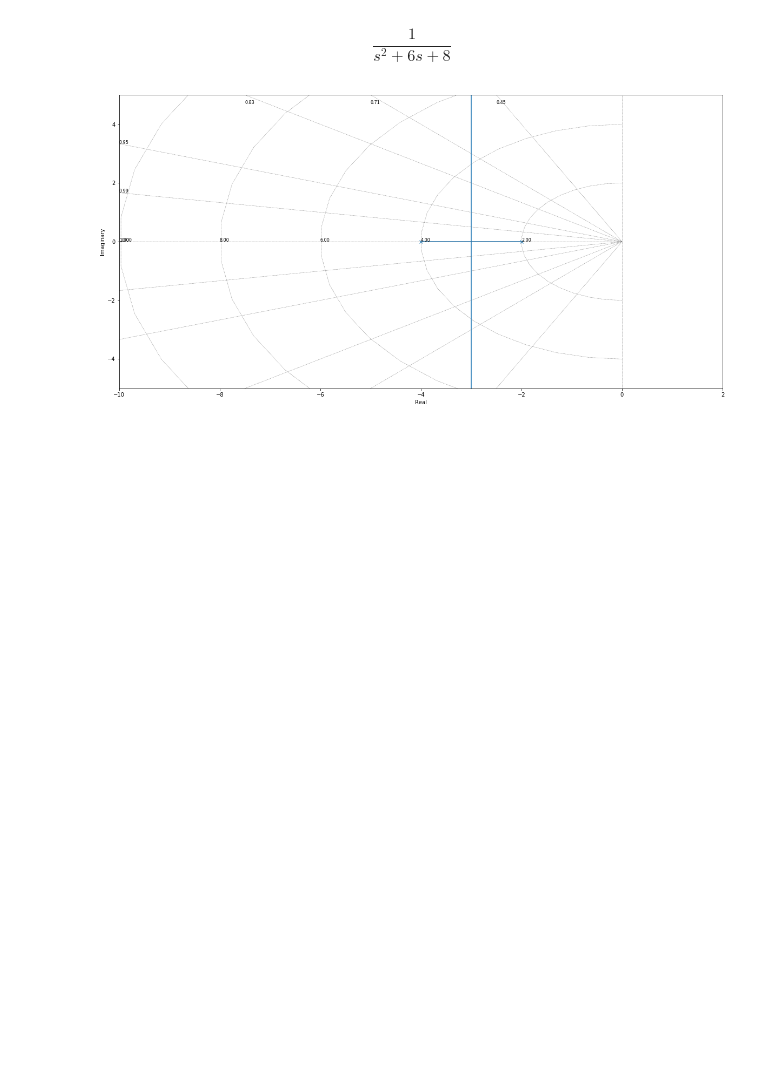
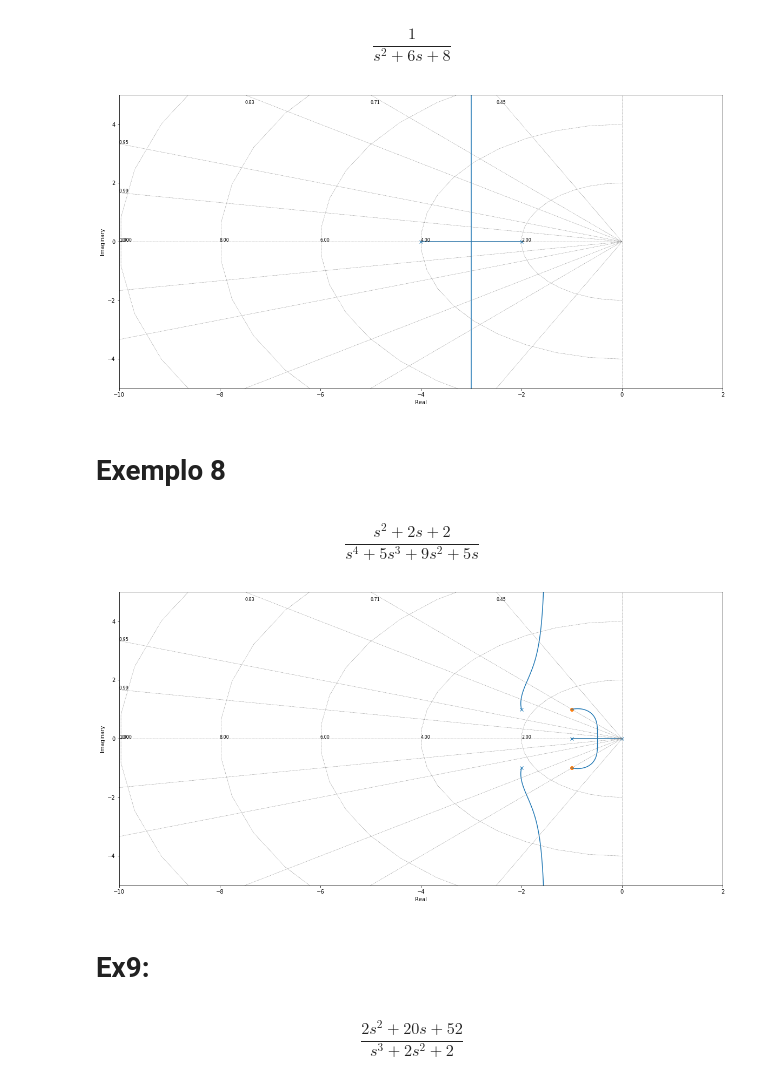
Before and after one commit to kenzosakiyama/controle, a Jupyter notebook: lugar_das_raizes.ipynb, the cells around one changed output. Drawn from its saved outputs; the diff is of its cells as text; code cells hidden in the pictures; blank space fills up the shorter version.

Commit message:
Adicionando mais exemplos simulados da p2

```diff
--- a/lugar_das_raizes.ipynb
+++ b/lugar_das_raizes.ipynb
@@ -116,3 +116,21 @@ $$\frac{1}{s^2 + 6 s + 8}$$
 _ = root_locus(ex7, kvect=np.linspace(0, 5, 100), xlim=(-10, 2), ylim=(-5, 5))
 # %% [output]
 [figure]
+# %% [markdown]
+# Exemplo 8
+# %%
+ex8 = TransferFunction([1, 2, 2], [1, 5 ,9, 5, 0])
+ex8
+# %% [output]
+$$\frac{s^2 + 2 s + 2}{s^4 + 5 s^3 + 9 s^2 + 5 s}$$
+# %%
+_ = root_locus(ex8, kvect=np.linspace(0, 5, 100), xlim=(-10, 2), ylim=(-5, 5))
+# %% [output]
+[figure, added]
+# %% [markdown]
+# Ex9:
+# %%
+ex9 = TransferFunction([2, 20, 52], [1, 2 ,0, 2])
+ex9
+# %% [output]
+$$\frac{2 s^2 + 20 s + 52}{s^3 + 2 s^2 + 2}$$
```
Also changed, not shown: parts of 1 cell of this notebook, 1 other file.
